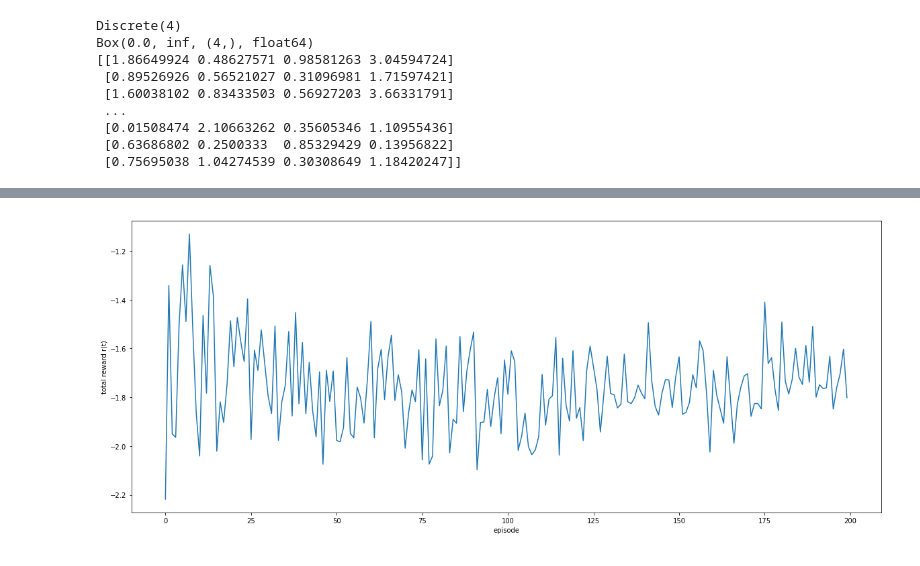
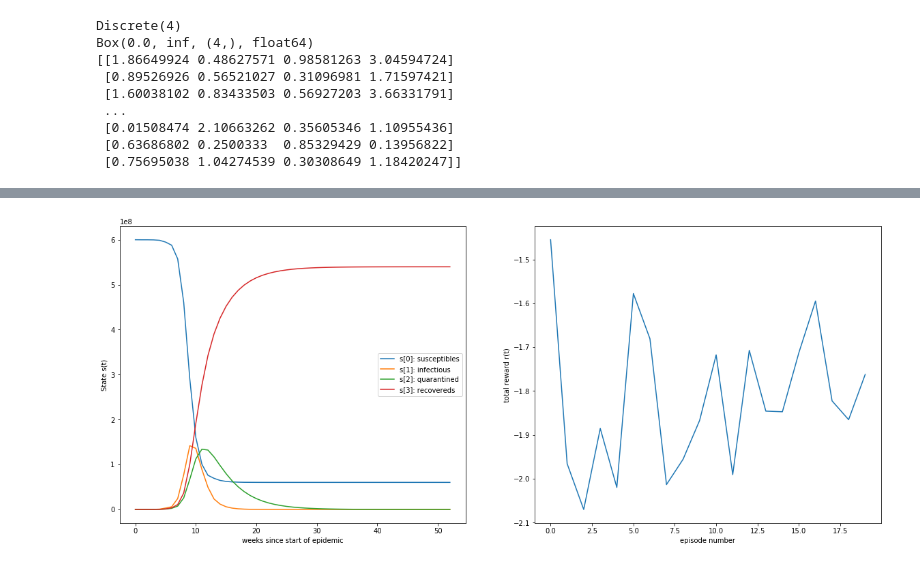
Before and after one commit to arranbrown99/COVID_simulation, a Jupyter notebook: notebooks/run_linear_policy.ipynb, the cells around one changed output, grey strips where cells are left out. Cells and saved outputs as stored; diff of their text form; code cells hidden in the pictures.

Commit message:
legend for linear policy

```diff
--- a/notebooks/run_linear_policy.ipynb
+++ b/notebooks/run_linear_policy.ipynb
@@ -168,10 +181,8 @@ class LinearAprxAgent:
     def get_chart_title(self):
         return "Action = " + action_text
 # %%
-actions = ["no intervention", "impose a full lockdown", "implement track & trace", "enforce social distancing and face masks"]
+
 env = virl.Epidemic(stochastic=False, noisy=False)
-agent = LinearAprxAgent(func_approximator,env)
-rewards = agent.run_all_episodes()
-
-plot(agent, rewards)
+agent = LinearAprxAgent(env)
+states,all_rewards = agent.run_all_episodes()
 # %% [output]
@@ -196,10 +190,28 @@ NameError: name 'plot' is not defined
-# %%
-def plot(agent, rewards):
-    fig, axes = plt.subplots(figsize=(20, 8))
-    axes.plot(rewards);
-    axes.set_xlabel('episode')
-    axes.set_ylabel('total reward r(t)')
-
-plot(agent, rewards)
-# %% [output]
-[figure, removed]
+# %%
+
+
+
+def plot(state,agent, rewards):
+    fig, axes = plt.subplots(1, 2, figsize=(20, 8))
+    labels = ['s[0]: susceptibles', 's[1]: infectious', 's[2]: quarantined', 's[3]: recovereds']
+    states = np.array(state)
+    for i in range(4):
+        axes[0].plot(states[:,i], label=labels[i]);
+    axes[0].set_xlabel('weeks since start of epidemic')
+    axes[0].set_ylabel('State s(t)')
+    axes[0].legend()
+
+
+#     plt.gca().legend(("hi","bye","hello","goodbye"))
+#     axes[0].plot(state)
+#     axes[0].set_xlabel('week number')
+#     axes[0].set_ylabel('state')
+
+
+    axes[1].plot(rewards);
+    axes[1].set_xlabel('episode number')
+    axes[1].set_ylabel('total reward r(t)')
+
+plot(states,agent, all_rewards)
+# %% [output]
+[figure, added]
```
Also changed, not shown: parts of 3 cells of this notebook, 1 other file.
